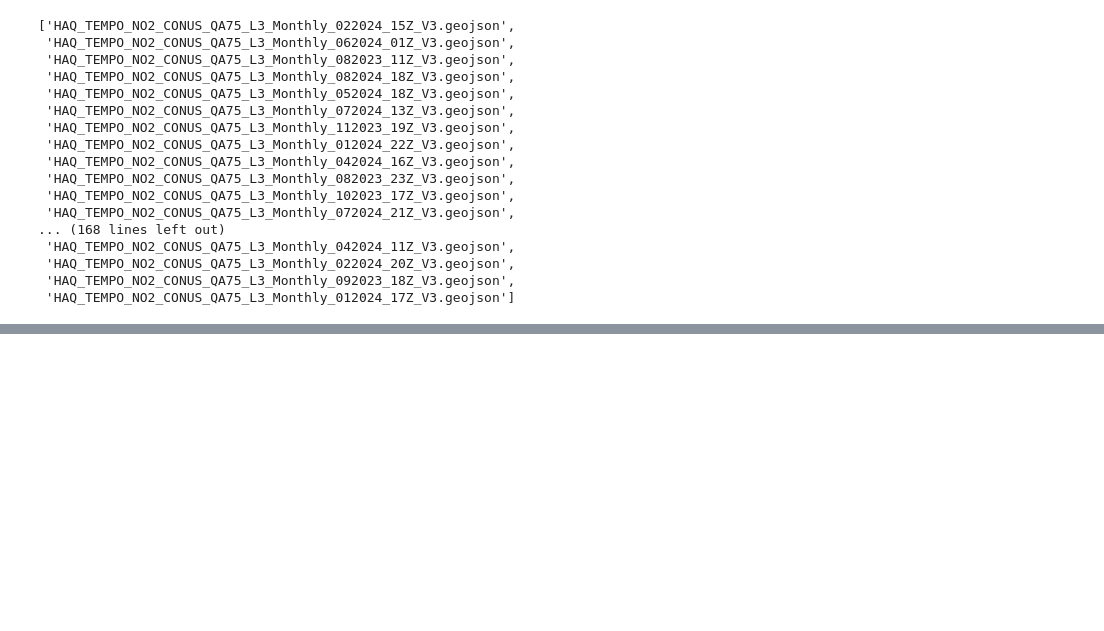
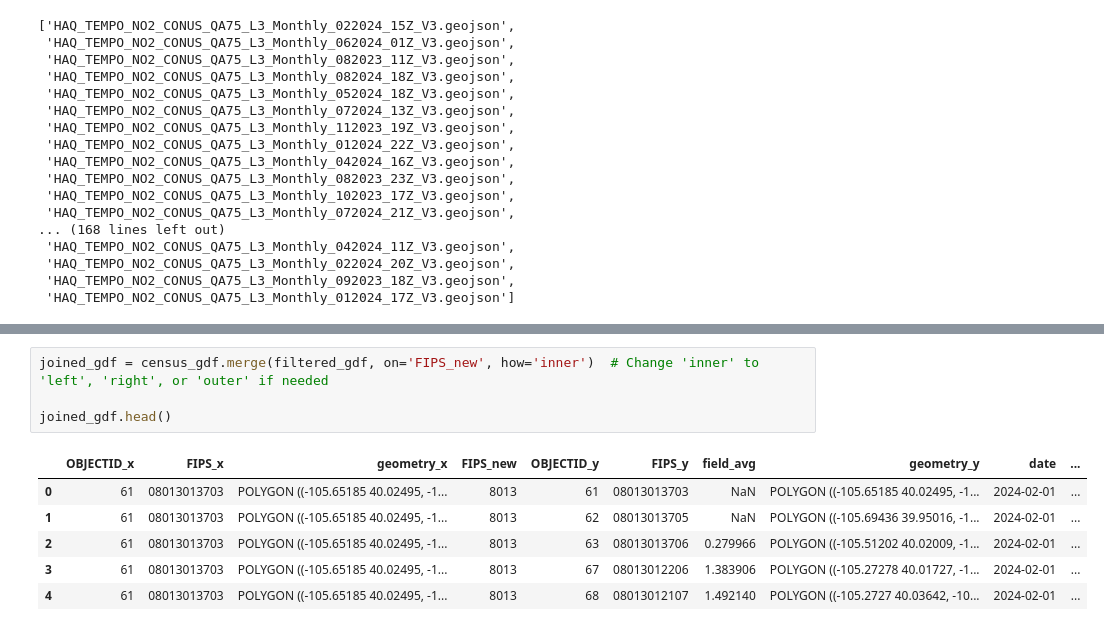
Before and after one commit to sararunkel/tempo-site, a Jupyter notebook: data/textile-source/textile_pattern_data.ipynb, the cells around one changed output, grey strips where cells are left out. Drawn from its saved outputs; the diff is of its cells as text; blank space fills up the shorter version.

```diff
--- a/data/textile-source/textile_pattern_data.ipynb
+++ b/data/textile-source/textile_pattern_data.ipynb
@@ -78,0 +201,11 @@ joined_df
+# %%
+joined_gdf = census_gdf.merge(filtered_gdf, on='FIPS_new', how='inner')  # Change 'inner' to 'left', 'right', or 'outer' if needed
+
+joined_gdf.head()
+# %% [output]
+|  | OBJECTID_x | FIPS_x | geometry_x | FIPS_new | OBJECTID_y | FIPS_y | field_avg | geometry_y | date | ... |
+| 0 | 61 | 08013013703 | POLYGON ((-105.65185 40.02495, -1... | 8013 | 61 | 08013013703 | NaN | POLYGON ((-105.65185 40.02495, -1... | 2024-02-01 | ... |
+| 1 | 61 | 08013013703 | POLYGON ((-105.65185 40.02495, -1... | 8013 | 62 | 08013013705 | NaN | POLYGON ((-105.69436 39.95016, -1... | 2024-02-01 | ... |
+| 2 | 61 | 08013013703 | POLYGON ((-105.65185 40.02495, -1... | 8013 | 63 | 08013013706 | 0.279966 | POLYGON ((-105.51202 40.02009, -1... | 2024-02-01 | ... |
+| 3 | 61 | 08013013703 | POLYGON ((-105.65185 40.02495, -1... | 8013 | 67 | 08013012206 | 1.383906 | POLYGON ((-105.27278 40.01727, -1... | 2024-02-01 | ... |
+| 4 | 61 | 08013013703 | POLYGON ((-105.65185 40.02495, -1... | 8013 | 68 | 08013012107 | 1.492140 | POLYGON ((-105.2727 40.03642, -10... | 2024-02-01 | ... |
```
Also changed, not shown: parts of 12 cells of this notebook.
